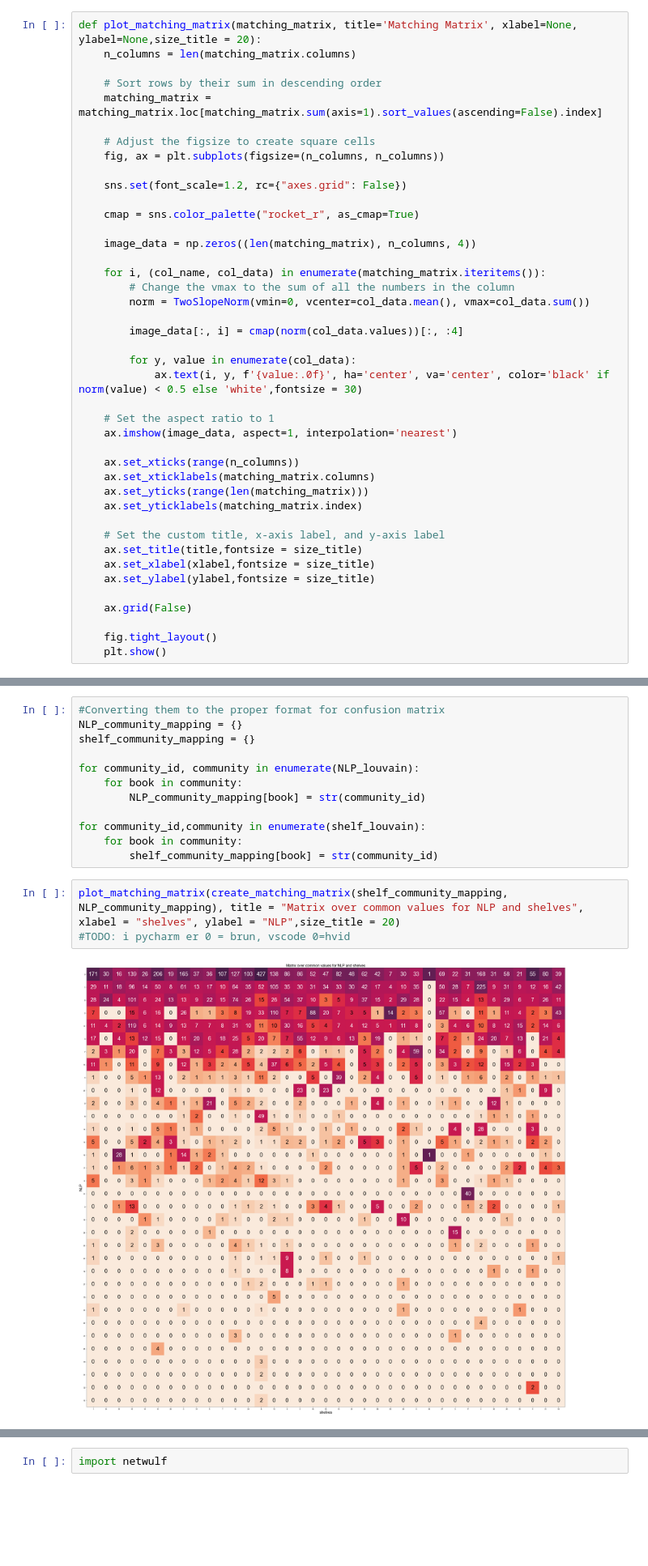
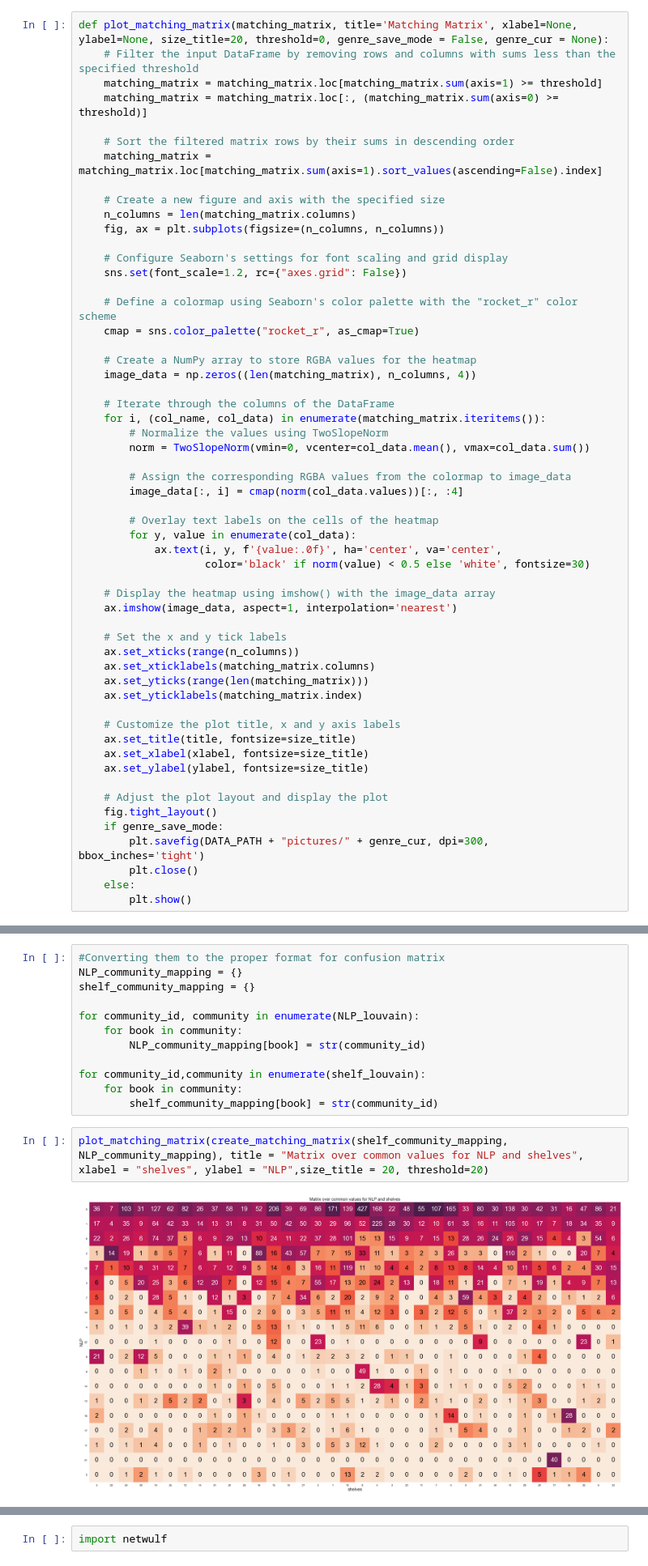
Before and after one commit to davidAlvaBro/comsocsci_final_proj, a Jupyter notebook: Explainer_notebook.ipynb, the cells around one changed output, grey strips where cells are left out. Shown at 81% size. Drawn from its saved outputs; the diff is of its cells as text; blank space fills up the shorter version.

Commit message:
Halfway through todos

```diff
--- a/Explainer_notebook.ipynb
+++ b/Explainer_notebook.ipynb
@@ -1235,46 +1281,60 @@ def create_matching_matrix(graph1, graph2):
     return df
 # %%
-def plot_matching_matrix(matching_matrix, title='Matching Matrix', xlabel=None, ylabel=None,size_title = 20):
-    n_columns = len(matching_matrix.columns)
+def plot_matching_matrix(matching_matrix, title='Matching Matrix', xlabel=None, ylabel=None, size_title=20, threshold=0, genre_save_mode = False, genre_cur = None):
+    # Filter the input DataFrame by removing rows and columns with sums less than the specified threshold
+    matching_matrix = matching_matrix.loc[matching_matrix.sum(axis=1) >= threshold]
+    matching_matrix = matching_matrix.loc[:, (matching_matrix.sum(axis=0) >= threshold)]
 
-    # Sort rows by their sum in descending order
+    # Sort the filtered matrix rows by their sums in descending order
     matching_matrix = matching_matrix.loc[matching_matrix.sum(axis=1).sort_values(ascending=False).index]
 
-    # Adjust the figsize to create square cells
+    # Create a new figure and axis with the specified size
+    n_columns = len(matching_matrix.columns)
     fig, ax = plt.subplots(figsize=(n_columns, n_columns))
 
+    # Configure Seaborn's settings for font scaling and grid display
     sns.set(font_scale=1.2, rc={"axes.grid": False})
 
+    # Define a colormap using Seaborn's color palette with the "rocket_r" color scheme
     cmap = sns.color_palette("rocket_r", as_cmap=True)
 
+    # Create a NumPy array to store RGBA values for the heatmap
     image_data = np.zeros((len(matching_matrix), n_columns, 4))
 
+    # Iterate through the columns of the DataFrame
     for i, (col_name, col_data) in enumerate(matching_matrix.iteritems()):
-        # Change the vmax to the sum of all the numbers in the column
+        # Normalize the values using TwoSlopeNorm
         norm = TwoSlopeNorm(vmin=0, vcenter=col_data.mean(), vmax=col_data.sum())
 
+        # Assign the corresponding RGBA values from the colormap to image_data
         image_data[:, i] = cmap(norm(col_data.values))[:, :4]
 
+        # Overlay text labels on the cells of the heatmap
         for y, value in enumerate(col_data):
-            ax.text(i, y, f'{value:.0f}', ha='center', va='center', color='black' if norm(value) < 0.5 else 'white',fontsize = 30)
+            ax.text(i, y, f'{value:.0f}', ha='center', va='center',
+                    color='black' if norm(value) < 0.5 else 'white', fontsize=30)
 
-    # Set the aspect ratio to 1
+    # Display the heatmap using imshow() with the image_data array
     ax.imshow(image_data, aspect=1, interpolation='nearest')
 
+    # Set the x and y tick labels
     ax.set_xticks(range(n_columns))
     ax.set_xticklabels(matching_matrix.columns)
     ax.set_yticks(range(len(matching_matrix)))
     ax.set_yticklabels(matching_matrix.index)
 
-    # Set the custom title, x-axis label, and y-axis label
-    ax.set_title(title,fontsize = size_title)
-    ax.set_xlabel(xlabel,fontsize = size_title)
-    ax.set_ylabel(ylabel,fontsize = size_title)
+    # Customize the plot title, x and y axis labels
+    ax.set_title(title, fontsize=size_title)
+    ax.set_xlabel(xlabel, fontsize=size_title)
+    ax.set_ylabel(ylabel, fontsize=size_title)
 
-    ax.grid(False)
-
+    # Adjust the plot layout and display the plot
     fig.tight_layout()
-    plt.show()
+    if genre_save_mode:
+        plt.savefig(DATA_PATH + "pictures/" + genre_cur, dpi=300, bbox_inches='tight')
+        plt.close()
+    else:
+        plt.show()
 # %%
 # Getting our three communities to compare them
 if not 'complete_book_df' in locals():
@@ -1300,8 +1360,7 @@ for community_id,community in enumerate(shelf_louvain):
     for book in community:
         shelf_community_mapping[book] = str(community_id)
 # %%
-plot_matching_matrix(create_matching_matrix(shelf_community_mapping, NLP_community_mapping), title = "Matrix over common values for NLP and shelves", xlabel = "shelves", ylabel = "NLP",size_title = 20)
-#TODO: i pycharm er 0 = brun, vscode 0=hvid
+plot_matching_matrix(create_matching_matrix(shelf_community_mapping, NLP_community_mapping), title = "Matrix over common values for NLP and shelves", xlabel = "shelves", ylabel = "NLP",size_title = 20, threshold=20)
 # %% [output]
-[figure, old version]
+[figure, new version]
 # %%
```
Also changed, not shown: parts of 22 cells of this notebook.
